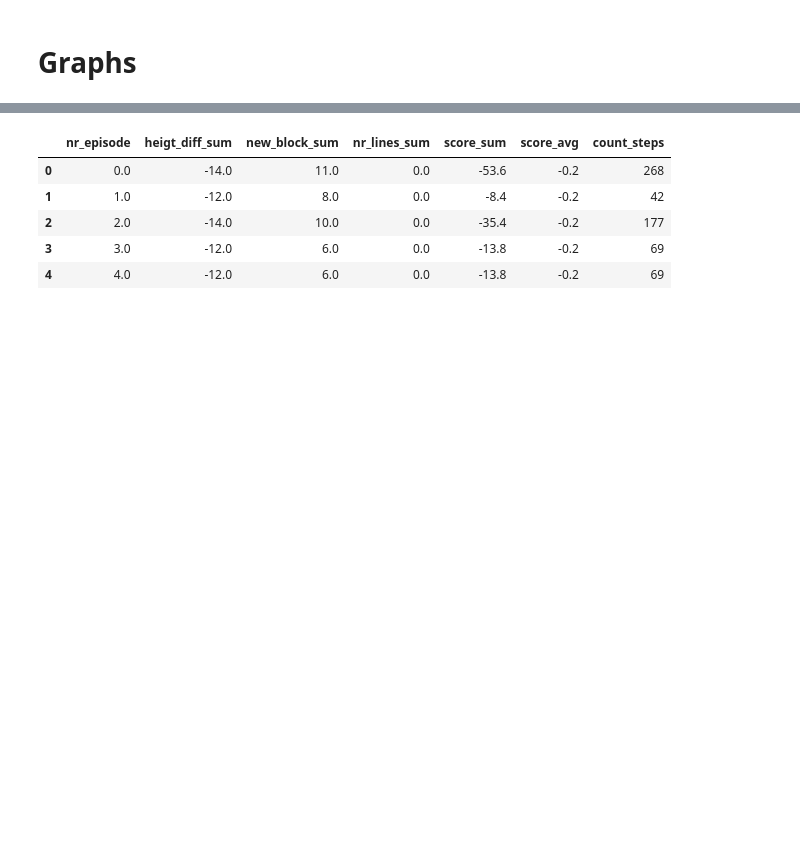
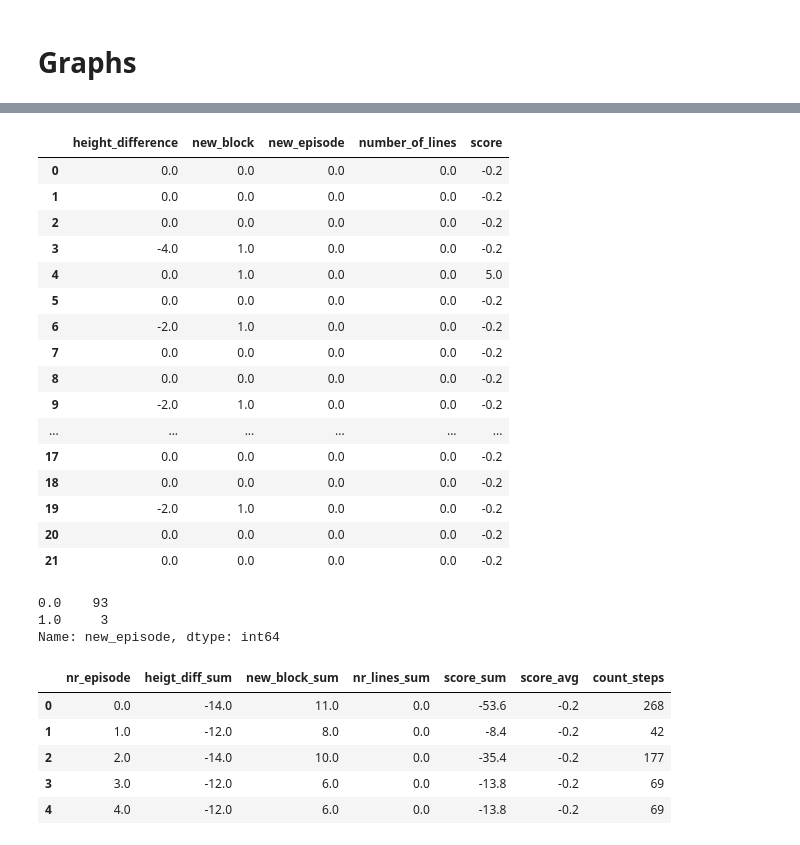
Before and after one commit to Bosmansc/custom_tetris_RL, a Jupyter notebook: custom_tetris_model.ipynb, the cells around one changed output, grey strips where cells are left out. Cells and saved outputs as stored; diff of their text form; code cells hidden in the pictures; blank space fills up the shorter version.

```diff
--- a/custom_tetris_model.ipynb
+++ b/custom_tetris_model.ipynb
@@ -190,0 +207,26 @@ Episode 5: reward: 7724.200, steps: 500
+# %%
+df.head(22)
+# %% [output]
+|  | height_difference | new_block | new_episode | number_of_lines | score |
+| 0 | 0.0 | 0.0 | 0.0 | 0.0 | -0.2 |
+| 1 | 0.0 | 0.0 | 0.0 | 0.0 | -0.2 |
+| 2 | 0.0 | 0.0 | 0.0 | 0.0 | -0.2 |
+| 3 | -4.0 | 1.0 | 0.0 | 0.0 | -0.2 |
+| 4 | 0.0 | 1.0 | 0.0 | 0.0 | 5.0 |
+| 5 | 0.0 | 0.0 | 0.0 | 0.0 | -0.2 |
+| 6 | -2.0 | 1.0 | 0.0 | 0.0 | -0.2 |
+| 7 | 0.0 | 0.0 | 0.0 | 0.0 | -0.2 |
+| 8 | 0.0 | 0.0 | 0.0 | 0.0 | -0.2 |
+| 9 | -2.0 | 1.0 | 0.0 | 0.0 | -0.2 |
+| ... | ... | ... | ... | ... | ... |
+| 17 | 0.0 | 0.0 | 0.0 | 0.0 | -0.2 |
+| 18 | 0.0 | 0.0 | 0.0 | 0.0 | -0.2 |
+| 19 | -2.0 | 1.0 | 0.0 | 0.0 | -0.2 |
+| 20 | 0.0 | 0.0 | 0.0 | 0.0 | -0.2 |
+| 21 | 0.0 | 0.0 | 0.0 | 0.0 | -0.2 |
+# %%
+df['new_episode'].value_counts()
+# %% [output]
+0.0    93
+1.0     3
+Name: new_episode, dtype: int64
```
Also changed, not shown: parts of 9 cells of this notebook, 1 other file.
